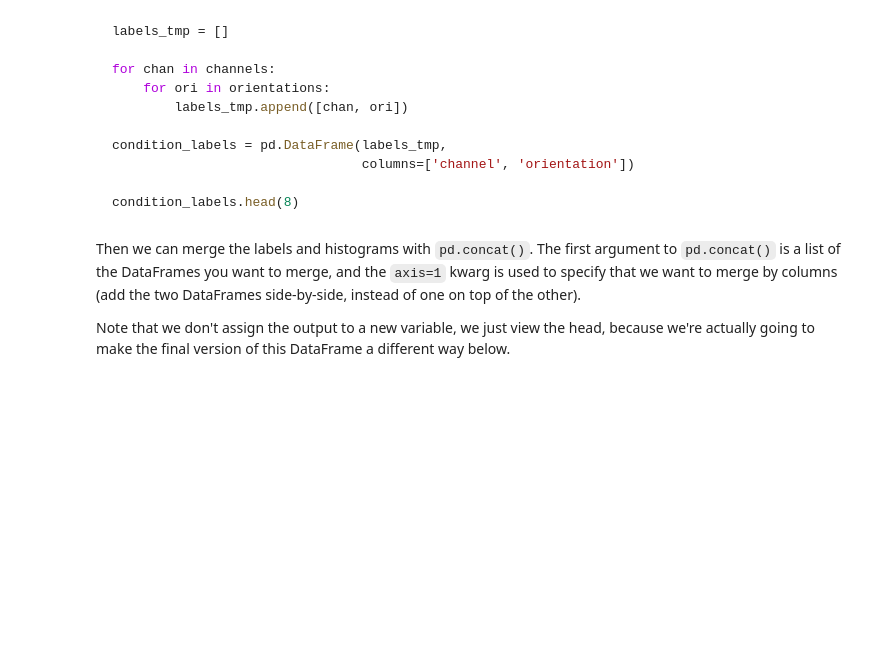
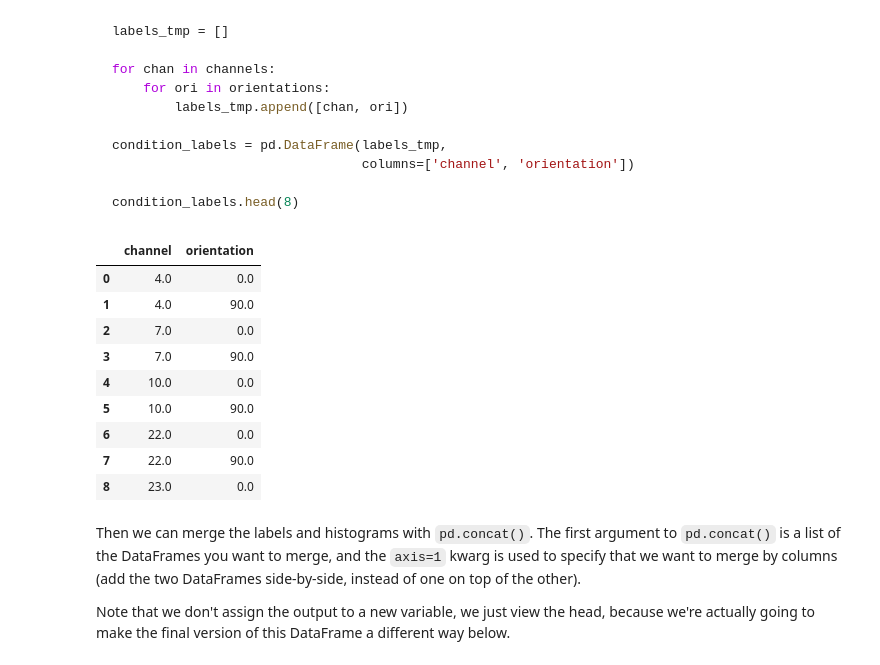
Before and after one commit to mohabdelaziz-CNS/Single-Unit-Data, a Jupyter notebook: 4 - pandas_multielec.ipynb, the cells around one changed output. Drawn from its saved outputs; the diff is of its cells as text; code cells hidden in the pictures; blank space fills up the shorter version.

```diff
--- a/4 - pandas_multielec.ipynb
+++ b/4 - pandas_multielec.ipynb
@@ -296,6 +296,28 @@ condition_labels = pd.DataFrame(labels_tmp,
 
 condition_labels.head(8)
 ~~~
+# %%
+labels_tmp =[]
+
+for chan in channels:
+    for ori in orientations:
+         labels_tmp.append([chan, ori])
+
+condition_labels = pd.DataFrame(labels_tmp,
+                                columns = ['channel', 'orientation'])
+
+condition_labels.head(9)
+# %% [output]
+|  | channel | orientation |
+| 0 | 4.0 | 0.0 |
+| 1 | 4.0 | 90.0 |
+| 2 | 7.0 | 0.0 |
+| 3 | 7.0 | 90.0 |
+| 4 | 10.0 | 0.0 |
+| 5 | 10.0 | 90.0 |
+| 6 | 22.0 | 0.0 |
+| 7 | 22.0 | 90.0 |
+| 8 | 23.0 | 0.0 |
 # %% [markdown]
 Then we can merge the labels and histograms with `pd.concat()`. The first argument to `pd.concat()` is a list of the DataFrames you want to merge, and the `axis=1` kwarg is used to specify that we want to merge by columns (add the two DataFrames side-by-side, instead of one on top of the other).
 
```
